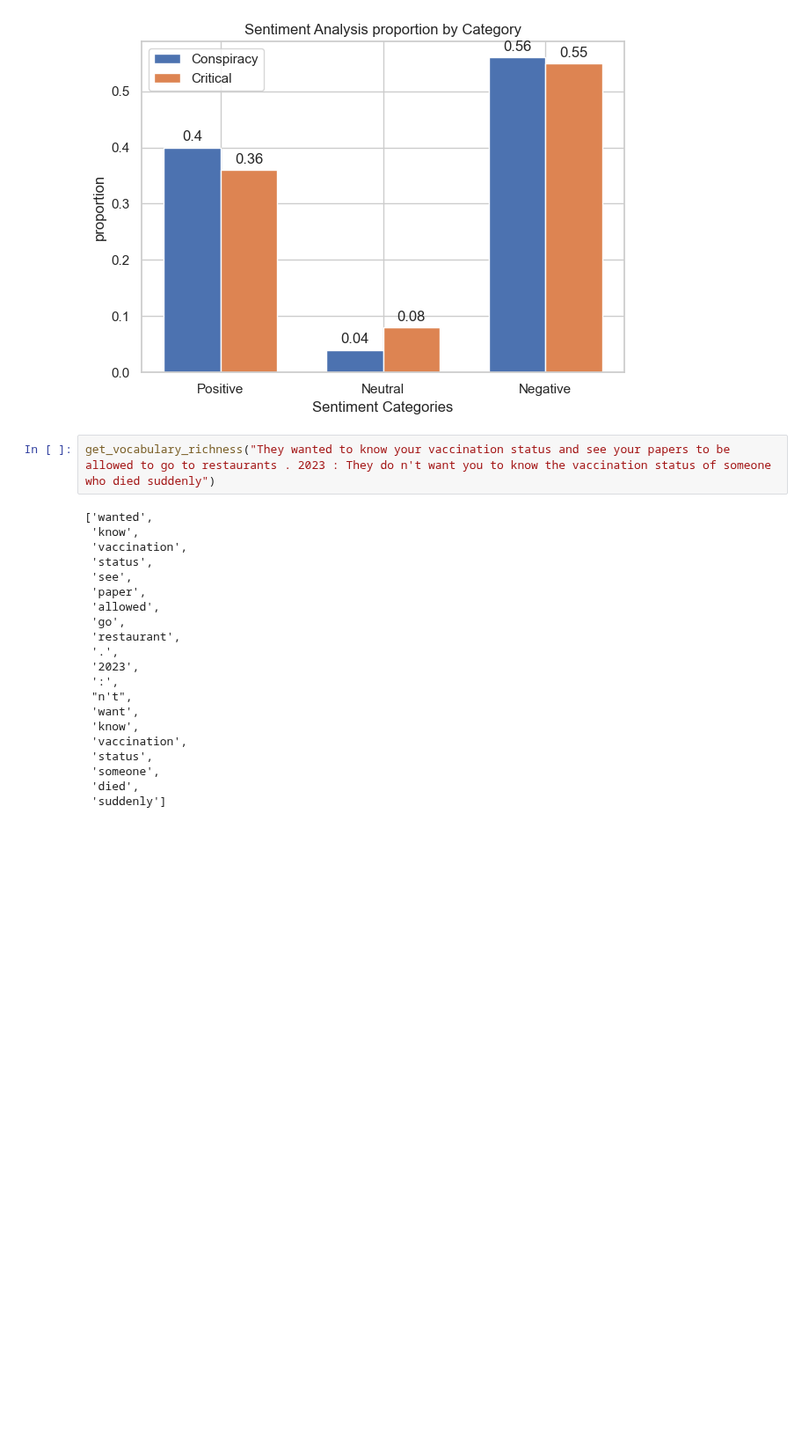
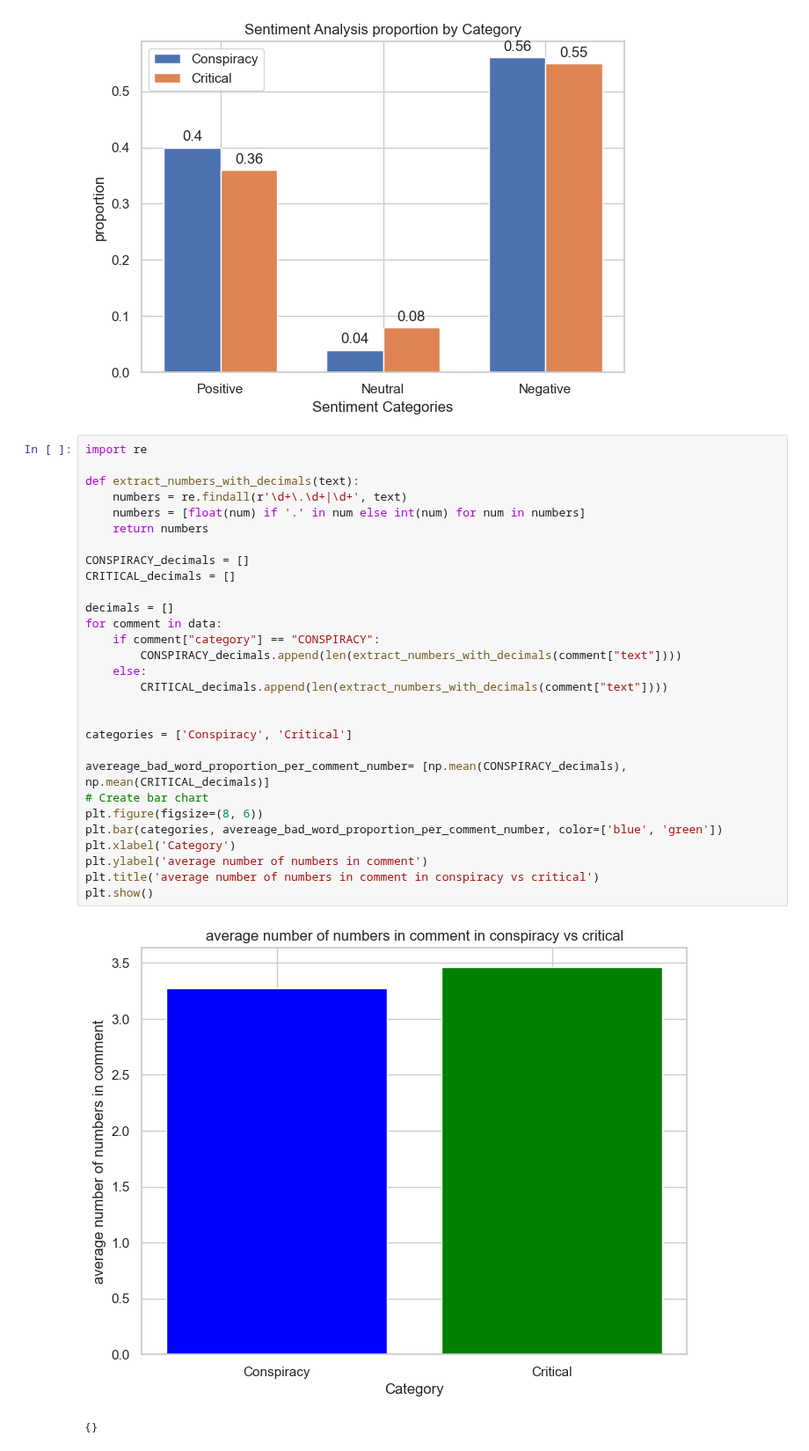
Before and after one commit to erikrubinov/nlp_project, a Jupyter notebook: src/analyze_data copy.ipynb, the cells around one changed output. Shown at 88% size. Cells and saved outputs as stored; diff of their text form; blank space fills up the shorter version.

Commit message:
more plots for task_one, preprocessing script for task two

```diff
--- a/src/analyze_data copy.ipynb
+++ b/src/analyze_data copy.ipynb
@@ -337,26 +337,35 @@ plt.show()
 [nltk_data]   Package vader_lexicon is already up-to-date!
 [figure]
 [figure]
-# %%
-get_vocabulary_richness("They wanted to know your vaccination status and see your papers to be allowed to go to restaurants . 2023 : They do n't want you to know the vaccination status of someone who died suddenly")
-# %% [output]
-['wanted',
- 'know',
- 'vaccination',
- 'status',
- 'see',
- 'paper',
- 'allowed',
- 'go',
- 'restaurant',
- '.',
- '2023',
- ':',
- "n't",
- 'want',
- 'know',
- 'vaccination',
- 'status',
- 'someone',
- 'died',
- 'suddenly']
+# %%
+import re
+
+def extract_numbers_with_decimals(text):
+    numbers = re.findall(r'\d+\.\d+|\d+', text)
+    numbers = [float(num) if '.' in num else int(num) for num in numbers]
+    return numbers
+
+CONSPIRACY_decimals = []
+CRITICAL_decimals = []
+
+decimals = []
+for comment in data:
+    if comment["category"] == "CONSPIRACY":
+        CONSPIRACY_decimals.append(len(extract_numbers_with_decimals(comment["text"])))
+    else:
+        CRITICAL_decimals.append(len(extract_numbers_with_decimals(comment["text"])))
+
+
+categories = ['Conspiracy', 'Critical']
+
+avereage_bad_word_proportion_per_comment_number= [np.mean(CONSPIRACY_decimals), np.mean(CRITICAL_decimals)]
+# Create bar chart
+plt.figure(figsize=(8, 6))
+plt.bar(categories, avereage_bad_word_proportion_per_comment_number, color=['blue', 'green'])
+plt.xlabel('Category')
+plt.ylabel('average number of numbers in comment')
+plt.title('average number of numbers in comment in conspiracy vs critical')
+plt.show()
+# %% [output]
+[figure, added]
+{}
```
Also changed, not shown: parts of 5 cells of this notebook, 2 other files.
